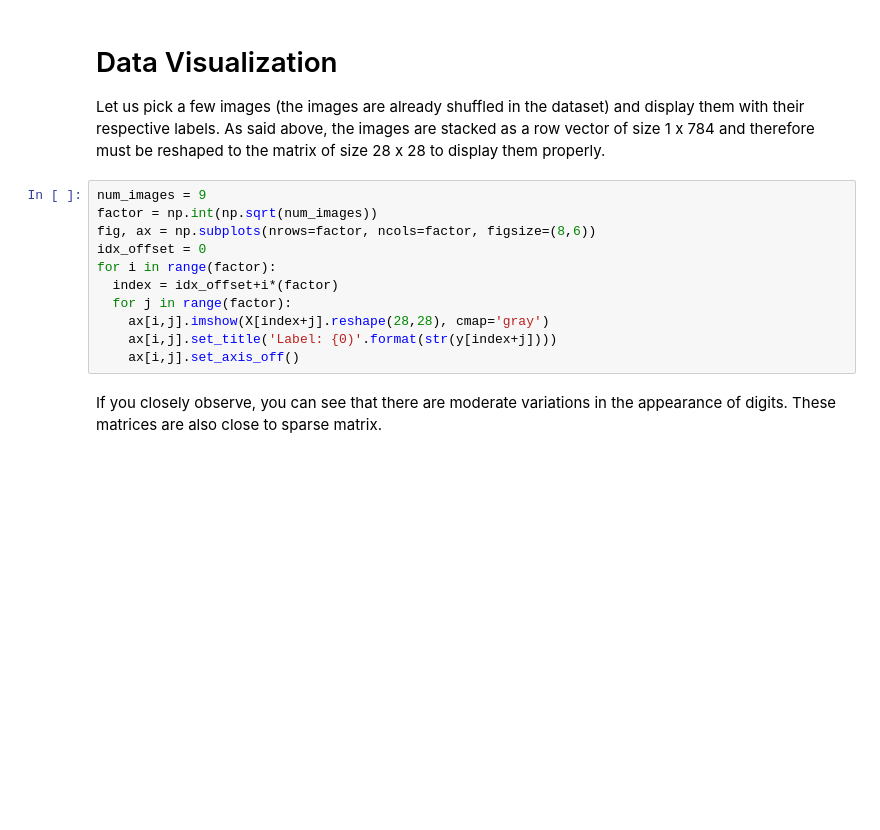
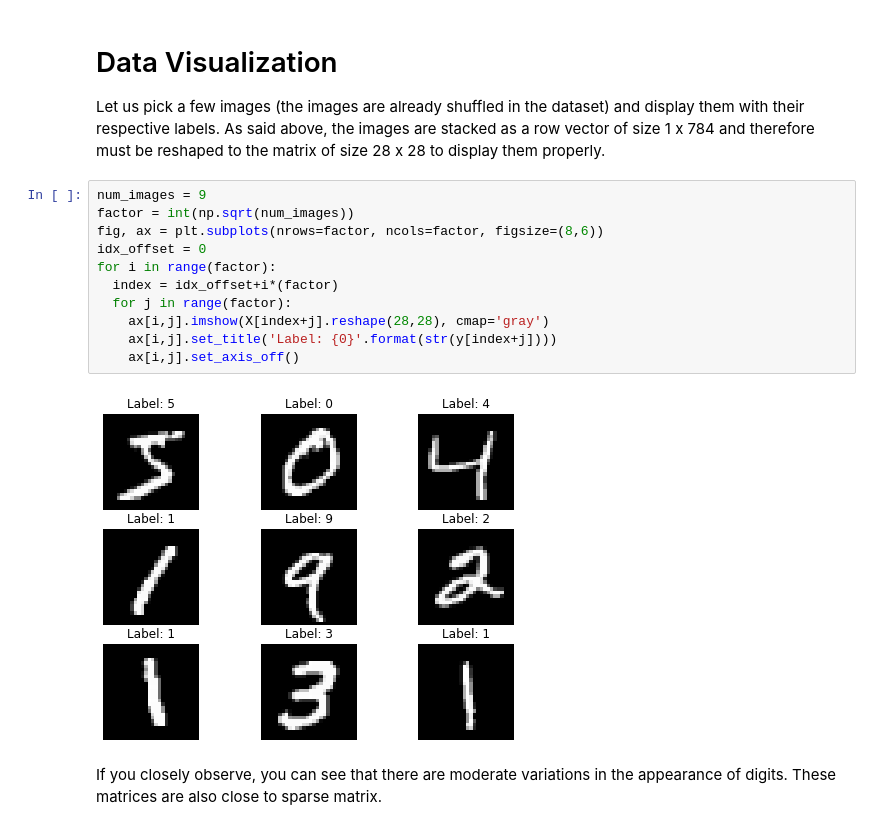
Before and after one commit to rahulagarwak/Machine-Learning-Practice-MLP, a Jupyter notebook: Colab Notebooks/MLP_Wk5_Binary_class_Image_Classification_with_Perceptron.ipynb, the cells around one changed output. Drawn from its saved outputs; the diff is of its cells as text; blank space fills up the shorter version.

```diff
--- a/Colab Notebooks/MLP_Wk5_Binary_class_Image_Classification_with_Perceptron.ipynb
+++ b/Colab Notebooks/MLP_Wk5_Binary_class_Image_Classification_with_Perceptron.ipynb
@@ -80,15 +90,17 @@ print('Minimum: {0}, Maximum: {}'.format(np.min(X),np.max(X)))
 Let us pick a few images (the images are already shuffled in the dataset) and display them with their respective labels. As said above, the images are stacked as a row vector of size 1 x 784 and therefore must be reshaped to the matrix of size 28 x 28 to display them properly.
 # %%
 num_images = 9
-factor = np.int(np.sqrt(num_images))
-fig, ax = np.subplots(nrows=factor, ncols=factor, figsize=(8,6))
+factor = int(np.sqrt(num_images))
+fig, ax = plt.subplots(nrows=factor, ncols=factor, figsize=(8,6))
 idx_offset = 0
 for i in range(factor):
   index = idx_offset+i*(factor)
   for j in range(factor):
     ax[i,j].imshow(X[index+j].reshape(28,28), cmap='gray')
-    ax[i,j].set_title('Label: {0)'.format(str(y[index+j])))
+    ax[i,j].set_title('Label: {0}'.format(str(y[index+j])))
     ax[i,j].set_axis_off()
+# %% [output]
+[figure, added]
 # %% [markdown]
 If you closely observe, you can see that there are moderate variations in the appearance of digits. These matrices are also close to sparse matrix.
 # %% [markdown]
```
Also changed, not shown: parts of 35 cells of this notebook.
